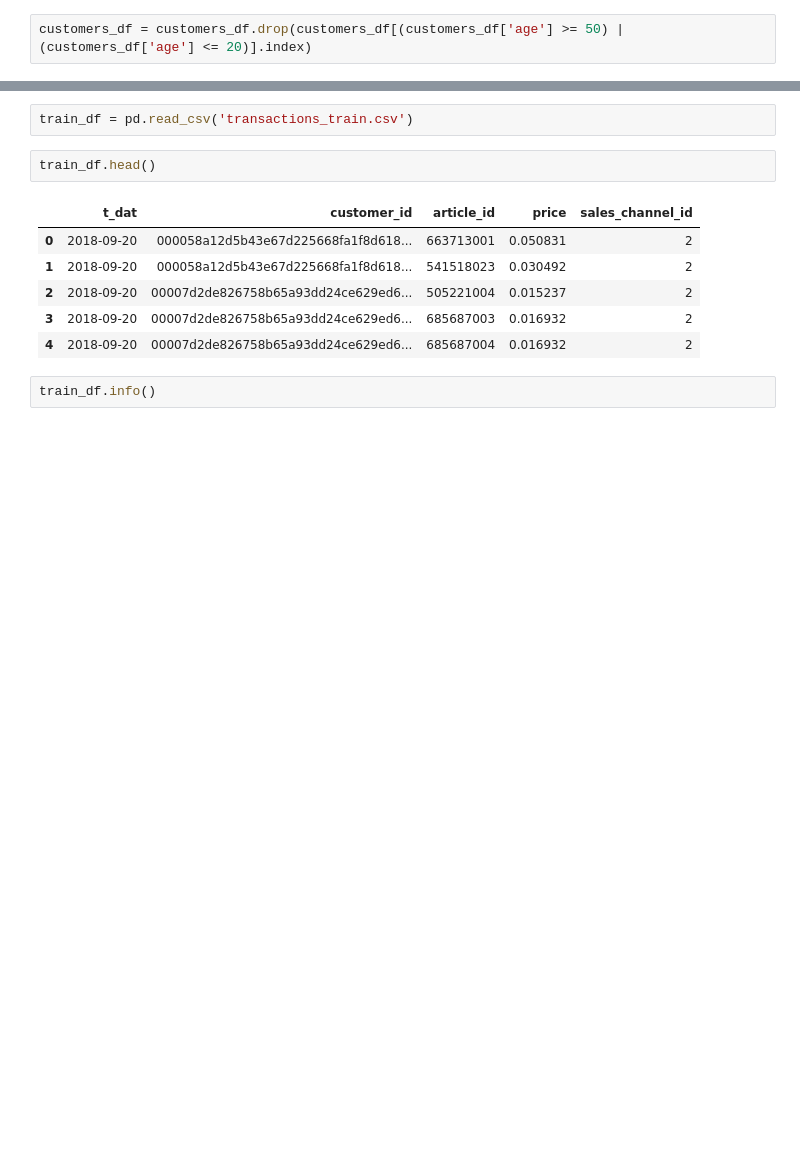
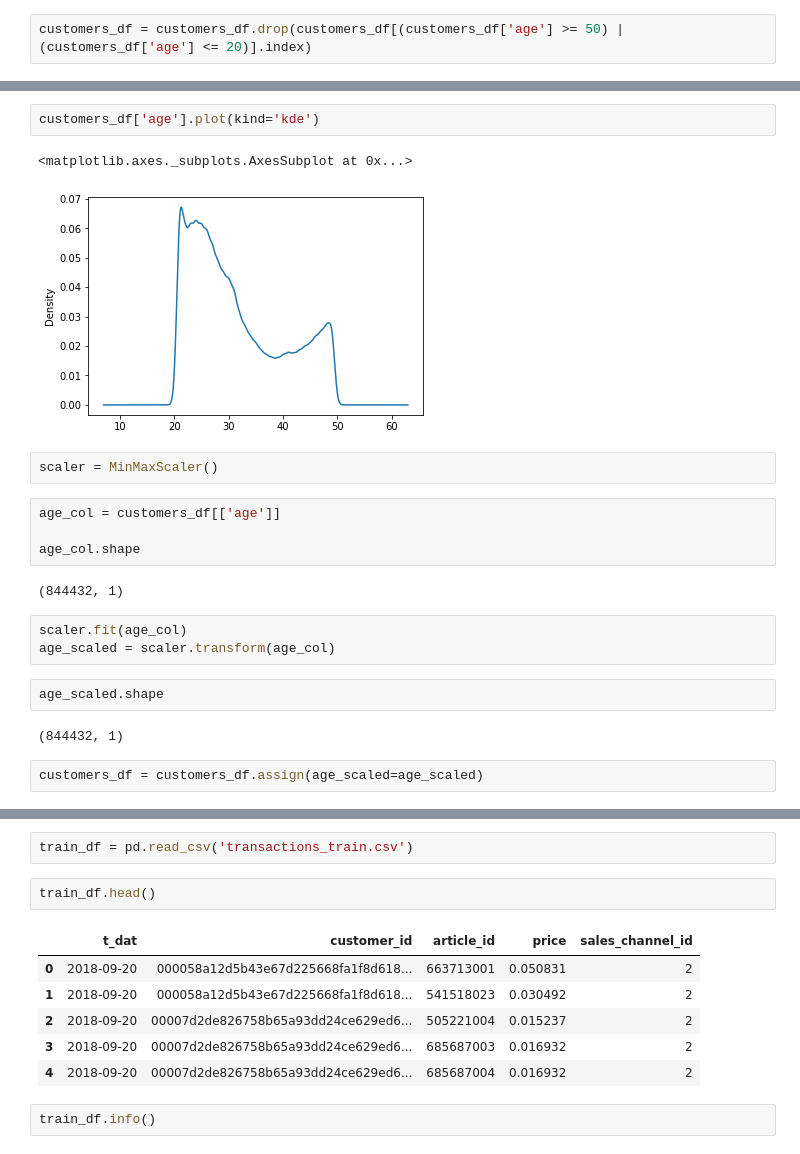
Before and after one commit to Martin-Msb/context-aware-recommendation, a Jupyter notebook: context_aware_recommender.ipynb, the cells around one changed output, grey strips where cells are left out. Cells and saved outputs as stored; diff of their text form; blank space fills up the shorter version.

```diff
--- a/context_aware_recommender.ipynb
+++ b/context_aware_recommender.ipynb
@@ -252,0 +325,22 @@ customers_df.describe()
+# %%
+customers_df['age'].plot(kind='kde')
+# %% [output]
+<matplotlib.axes._subplots.AxesSubplot at 0x...>
+[figure, added]
+# %%
+scaler = MinMaxScaler()
+# %%
+age_col = customers_df[['age']]
+
+age_col.shape
+# %% [output]
+(844432, 1)
+# %%
+scaler.fit(age_col)
+age_scaled = scaler.transform(age_col)
+# %%
+age_scaled.shape
+# %% [output]
+(844432, 1)
+# %%
+customers_df = customers_df.assign(age_scaled=age_scaled)
```
Also changed, not shown: parts of 54 cells of this notebook.
